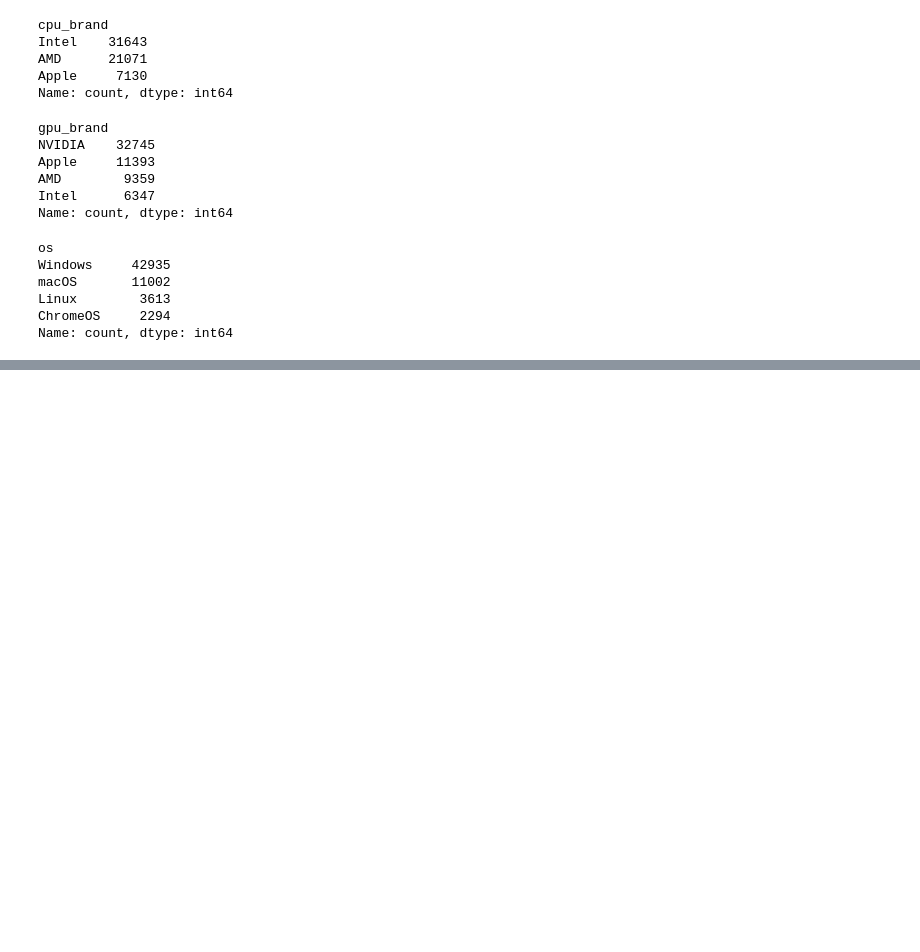
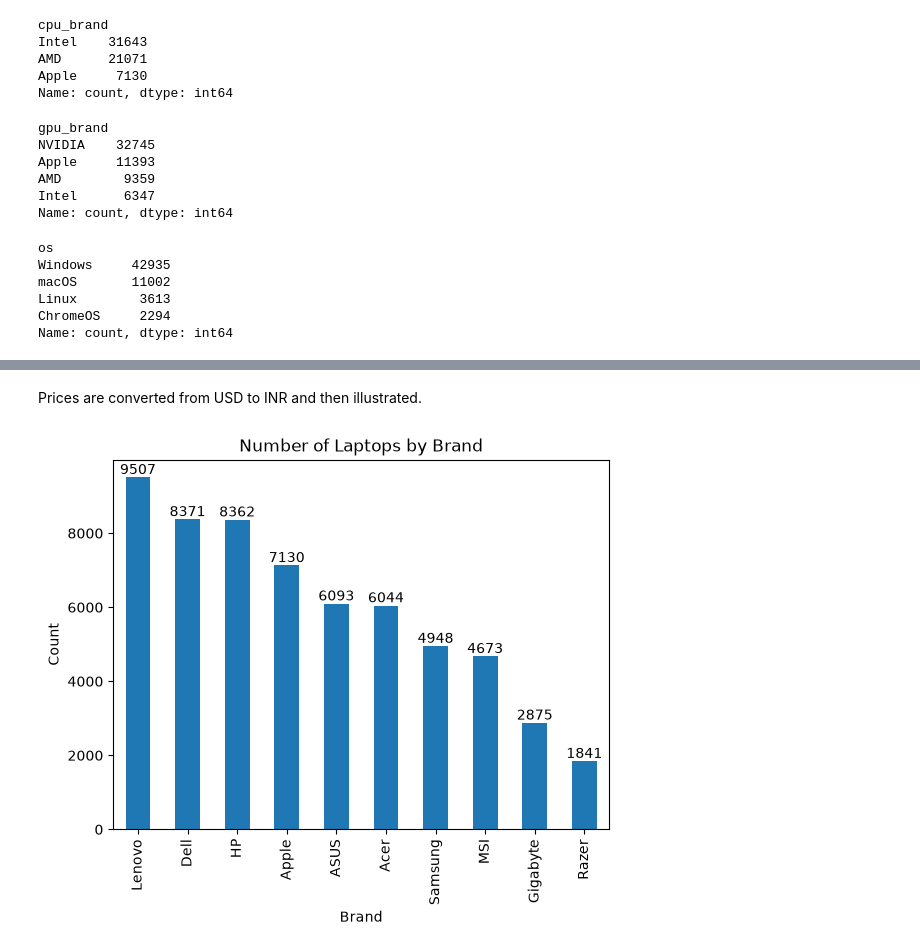
Before and after one commit to shrishtiig/Laptop_Price_Prediction, a Jupyter notebook: notebooks/laptop_price_eda.ipynb, the cells around one changed output, grey strips where cells are left out. Cells and saved outputs as stored; diff of their text form; code cells hidden in the pictures; blank space fills up the shorter version.

```diff
--- a/notebooks/laptop_price_eda.ipynb
+++ b/notebooks/laptop_price_eda.ipynb
@@ -245,0 +315,11 @@ Name: count, dtype: int64
+# %% [markdown]
+Prices are converted from USD to INR and then illustrated.
+# %%
+ax=df['brand'].value_counts().plot(kind='bar')
+ax.bar_label(ax.containers[0])
+plt.title("Number of Laptops by Brand")
+plt.xlabel("Brand")
+plt.ylabel("Count")
+plt.show()
+# %% [output]
+[figure, added]
```
Also changed, not shown: parts of 19 cells of this notebook.
